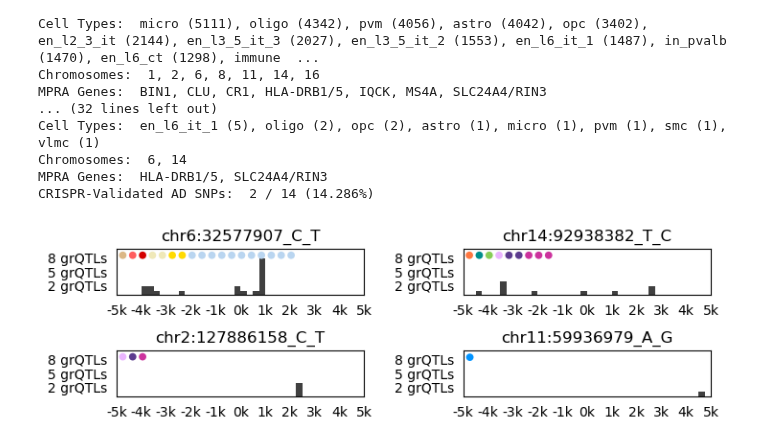
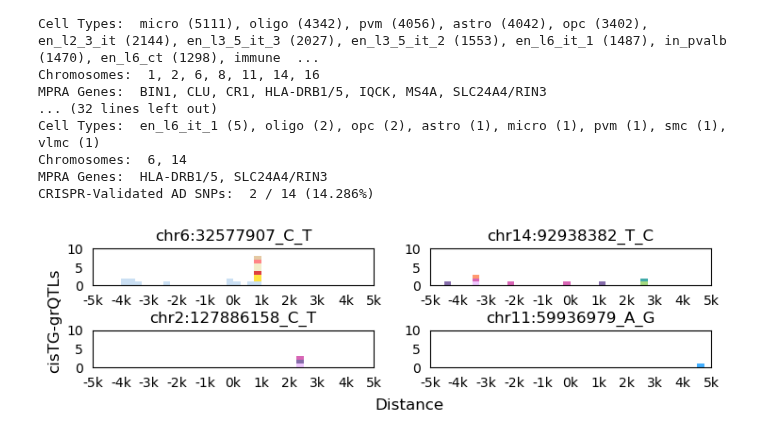
Before and after one commit to Oafish1/iBrainMap-Analysis, a Jupyter notebook: scripts/supplement_MPRA.ipynb, the cells around one changed output. Saved outputs shown, nothing was run; the diff lists cells and outputs as text; code cells hidden in the pictures.

Commit message:
MPRA plot revisions

```diff
--- a/scripts/supplement_MPRA.ipynb
+++ b/scripts/supplement_MPRA.ipynb
@@ -252,8 +254,10 @@ proximal_grqtls = overlapping_grqtls.loc[overlapping_grqtls['Absolute Distance']
 
 # Make figure
 fig, axs = plt.subplots(2, 2, figsize=(8, 2))
-fig.subplots_adjust(wspace=.4, hspace=1.2)
+fig.subplots_adjust(wspace=.2, hspace=1.2, left=.08, bottom=.25)
 axs = axs.flatten()
+fig.supxlabel('Distance')
+fig.supylabel('cisTG-grQTLs')
 # axs[0].set_xscale('symlog')
 
 # Make plots
@@ -261,50 +265,51 @@ unique_mpra_ids = proximal_grqtls['MPRA ID'].unique()
 for ax, mpra_id in zip(axs, unique_mpra_ids):
     # Filter data
     one_mpra_grqtls = proximal_grqtls.loc[proximal_grqtls['MPRA ID'] == mpra_id]
 
     # Histogram
     sns.histplot(
         one_mpra_grqtls, x='Distance',
         bins=40, binrange=(-sig_distance, sig_distance),
+        hue='Cell Type', multiple='stack', palette=ct_colors, legend=False,
         # kde=True,
-        color='black',
+        # color='black',
         edgecolor=None,
         ax=ax)
 
     # Get cell type counts
     ct_counts = one_mpra_grqtls.groupby('Cell Type').count()['Distance'].sort_values()
 
     # Formatting
     xticks = [loc for loc in np.arange(-sig_distance, sig_distance+1, 1000)]
     xticklabels = [f'{int(loc/1000)}k' for loc in xticks]
-    yticks = [loc for loc in np.arange(2, 10, 3)]
-    yticklabels = [f'{loc} grQTLs' for loc in yticks]
+    # yticks = [loc for loc in np.arange(2, 10, 3)]
+    # yticklabels = [f'{loc} grQTLs' for loc in yticks]
+    yticks = [loc for loc in np.arange(0, 11, 5)]
+    yticklabels = yticks
     ax.set(
         title=mpra_id,
         xlabel=None, xticks=xticks, xticklabels=xticklabels, xlim=(-sig_distance, sig_distance),
         ylabel=None, yticks=yticks, yticklabels=yticklabels, ylim=(0, 10))
     ax.tick_params(axis="both", which="both", left=False, bottom=False)
     bbox = ax.get_window_extent().transformed(fig.dpi_scale_trans.inverted())
     width, height = bbox.width, bbox.height
     yx_ratio = width / height
 
-    # Draw cell types
-    import matplotlib.collections
-    import matplotlib.patches
-    edge_pad = .01
-    patch_pad = .01
-    max_per_row = 20
-    radius = .015
-    drawn_num = 0
-    patches = []
-    for ct, count in ct_counts.items():
-        for _ in range(count):
-            x = edge_pad + (drawn_num % max_per_row) * (2*radius+patch_pad) + radius
-            y = 1 - yx_ratio*(edge_pad + (drawn_num // max_per_row) * (2*radius+patch_pad) + radius)
-            patches.append(matplotlib.patches.Ellipse((x, y), 2*radius, yx_ratio*2*radius, facecolor=ct_colors[ct]))
-            drawn_num += 1
-    ax.add_collection(matplotlib.collections.PatchCollection(patches, match_original=True, transform=ax.transAxes))
+    # Draw cell types as circles
+    # edge_pad = .01
+    # patch_pad = .01
+    # max_per_row = 20
+    # radius = .015
+    # drawn_num = 0
+    # patches = []
+    # for ct, count in ct_counts.items():
+    #     for _ in range(count):
+    #         x = edge_pad + (drawn_num % max_per_row) * (2*radius+patch_pad) + radius
+    #         y = 1 - yx_ratio*(edge_pad + (drawn_num // max_per_row) * (2*radius+patch_pad) + radius)
+    #         patches.append(matplotlib.patches.Ellipse((x, y), 2*radius, yx_ratio*2*radius, facecolor=ct_colors[ct]))
+    #         drawn_num += 1
+    # ax.add_collection(matplotlib.collections.PatchCollection(patches, match_original=True, transform=ax.transAxes))
 fig.savefig('../plots/MPRA_grQTL_overlap.pdf', bbox_inches='tight')
 plt.show()
 # %% [output]
-[figure, old version]
+[figure, new version]
```
Also changed, not shown: parts of 2 cells of this notebook, 3 other files.
